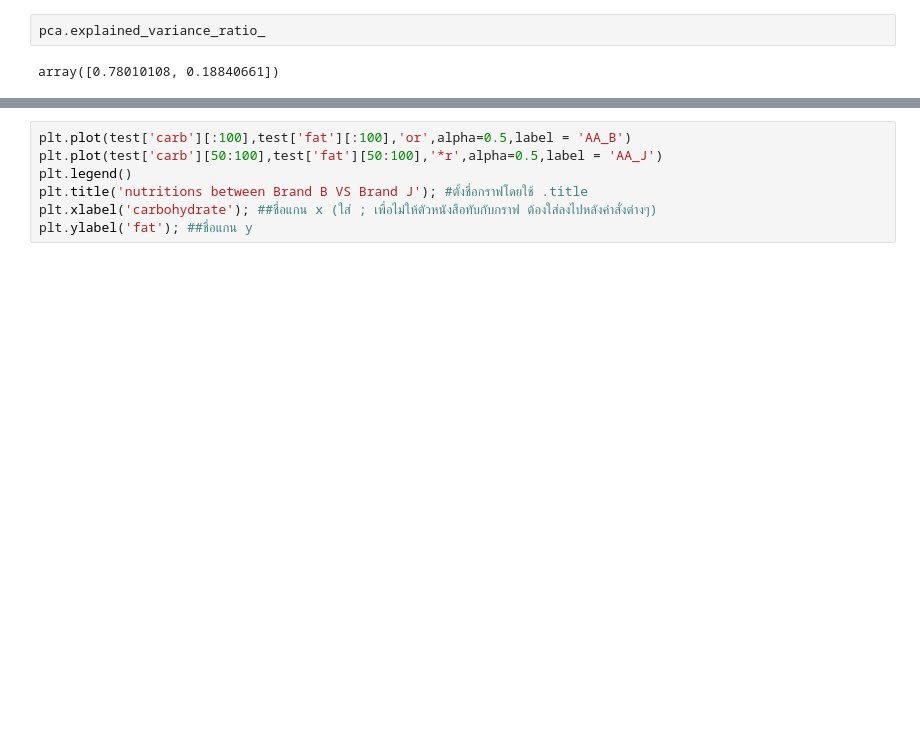
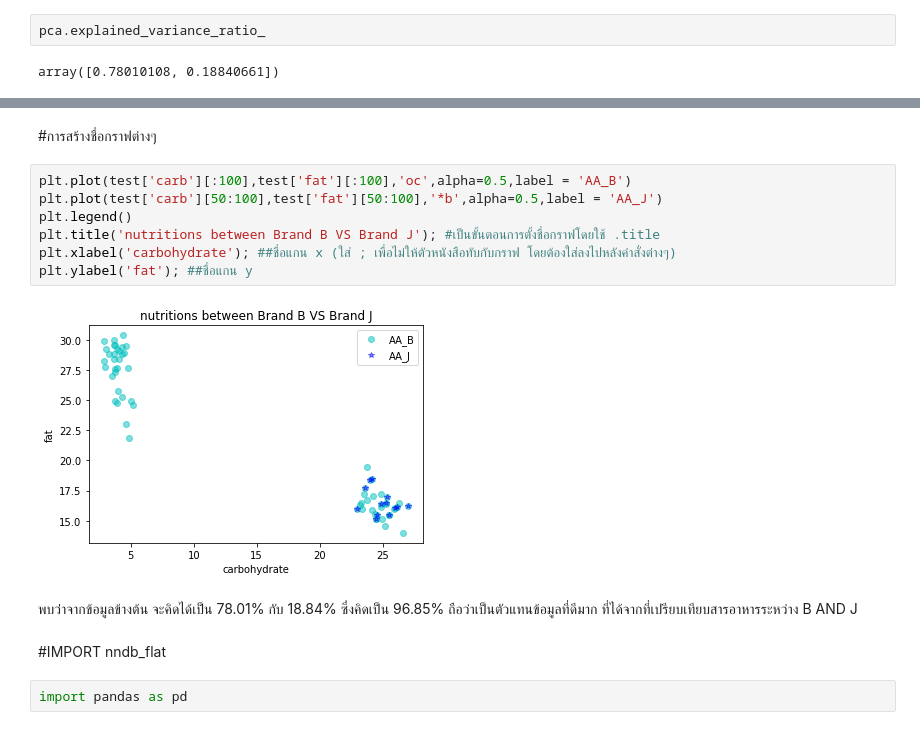
Before and after one commit to chalarm1405/multivariate, a Jupyter notebook: Exam01.ipynb, the cells around one changed output, grey strips where cells are left out. Saved outputs shown, nothing was run; the diff lists cells and outputs as text; blank space fills up the shorter version.

```diff
--- a/Exam01.ipynb
+++ b/Exam01.ipynb
@@ -244,7 +249,17 @@ NameError: ignored
+# %% [markdown]
+#การสร้างชื่อกราฟต่างๆ
 # %%
-plt.plot(test['carb'][:100],test['fat'][:100],'or',alpha=0.5,label = 'AA_B')
-plt.plot(test['carb'][50:100],test['fat'][50:100],'*r',alpha=0.5,label = 'AA_J')
+plt.plot(test['carb'][:100],test['fat'][:100],'oc',alpha=0.5,label = 'AA_B')
+plt.plot(test['carb'][50:100],test['fat'][50:100],'*b',alpha=0.5,label = 'AA_J')
 plt.legend()
-plt.title('nutritions between Brand B VS Brand J'); #ตั้งชื่อกราฟโดยใช้ .title
-plt.xlabel('carbohydrate'); ##ชื่อแกน x (ใส่ ; เพื่อไม่ให้ตัวหนังสือทับกับกราฟ ต้องใส่ลงไปหลังคำสั่งต่างๆ)
+plt.title('nutritions between Brand B VS Brand J'); #เป็นขั้นตอนการตั้งชื่อกราฟโดยใช้ .title
+plt.xlabel('carbohydrate'); ##ชื่อแกน x (ใส่ ; เพื่อไม่ให้ตัวหนังสือทับกับกราฟ โดยต้องใส่ลงไปหลังคำสั่งต่างๆ)
 plt.ylabel('fat'); ##ชื่อแกน y
+# %% [output]
+[figure, added]
+# %% [markdown]
+พบว่่าจากข้อมูลข้างต้น จะคิดได้เป็น 78.01% กับ 18.84% ซึ่งคิดเป็น 96.85% ถือว่าเป็นตัวแทนข้อมูลที่ดีมาก ที่ได้จากที่เปรียบเทียบสารอาหารระหว่าง  B AND J
+# %% [markdown]
+#IMPORT nndb_flat
+# %%
+import pandas as pd
```
Also changed, not shown: parts of 31 cells of this notebook.
